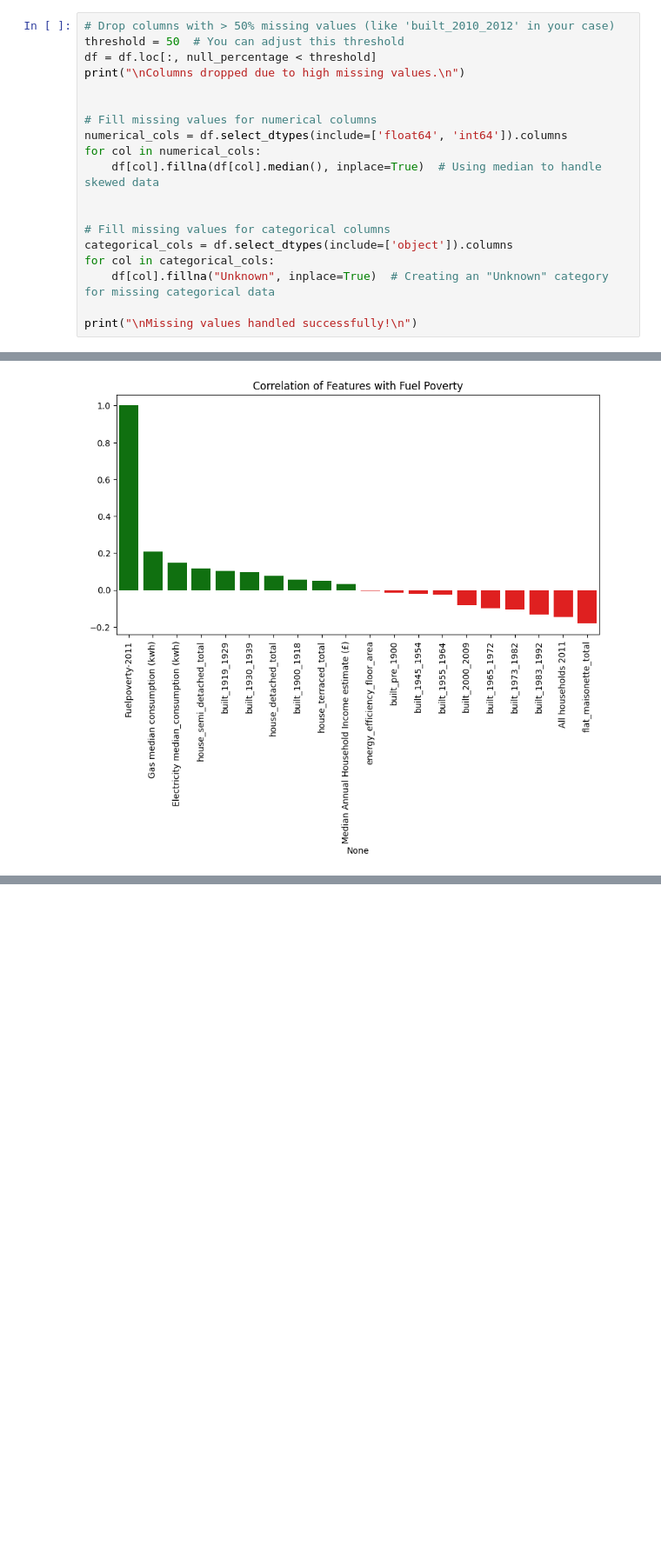
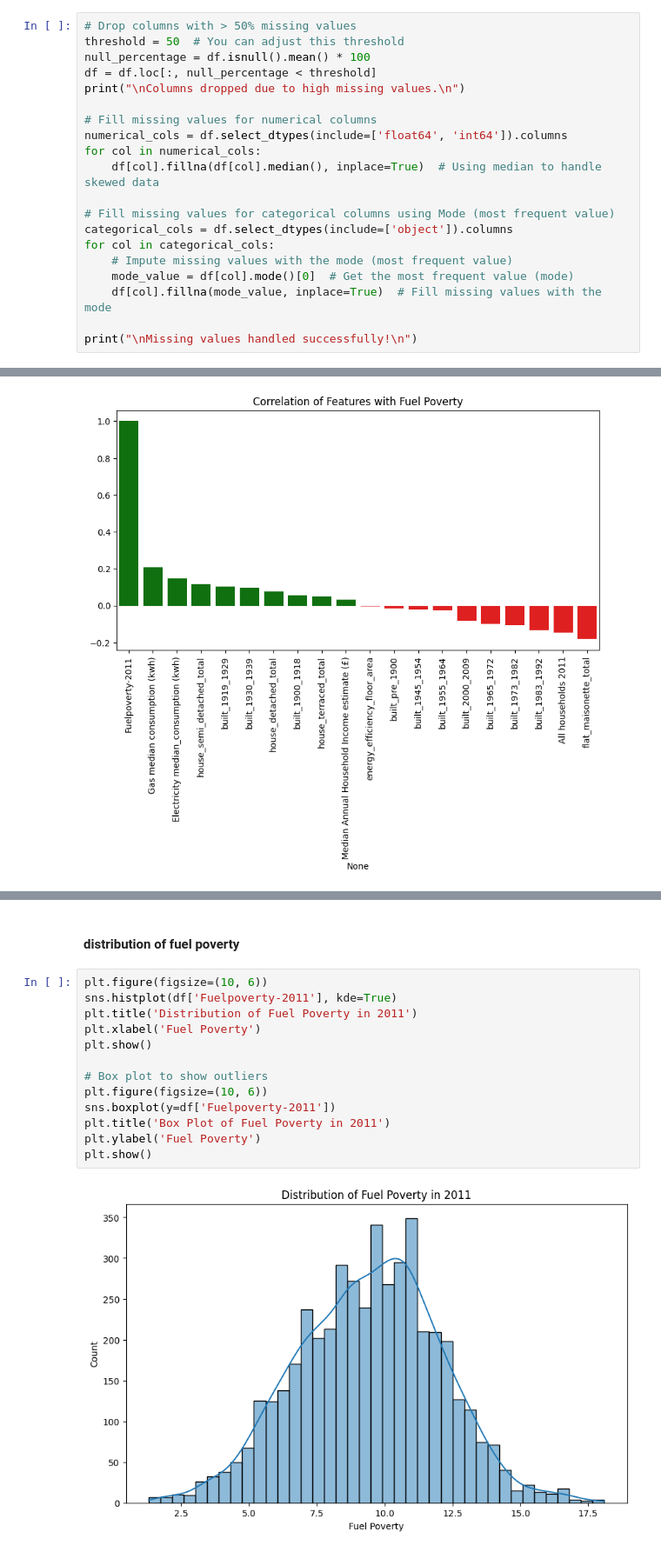
Before and after one commit to shakthi01912/Urban_sustainability_2025_Hackthon, a Jupyter notebook: Fuel poverty 2011/all_dataset.ipynb, the cells around one changed output, grey strips where cells are left out. Shown at 87% size. Drawn from its saved outputs; the diff is of its cells as text; blank space fills up the shorter version.

Commit message:
Exploratary data analysis is added

```diff
--- a/Fuel poverty 2011/all_dataset.ipynb
+++ b/Fuel poverty 2011/all_dataset.ipynb
@@ -250,22 +250,23 @@ Electricity median_consumption (kwh)            0.000000
 All households 2011                             0.000000
 dtype: float64
 # %%
-# Drop columns with > 50% missing values (like 'built_2010_2012' in your case)
+# Drop columns with > 50% missing values
 threshold = 50  # You can adjust this threshold
+null_percentage = df.isnull().mean() * 100
 df = df.loc[:, null_percentage < threshold]
 print("\nColumns dropped due to high missing values.\n")
-
 
 # Fill missing values for numerical columns
 numerical_cols = df.select_dtypes(include=['float64', 'int64']).columns
 for col in numerical_cols:
     df[col].fillna(df[col].median(), inplace=True)  # Using median to handle skewed data
 
-
-# Fill missing values for categorical columns
+# Fill missing values for categorical columns using Mode (most frequent value)
 categorical_cols = df.select_dtypes(include=['object']).columns
 for col in categorical_cols:
-    df[col].fillna("Unknown", inplace=True)  # Creating an "Unknown" category for missing categorical data
+    # Impute missing values with the mode (most frequent value)
+    mode_value = df[col].mode()[0]  # Get the most frequent value (mode)
+    df[col].fillna(mode_value, inplace=True)  # Fill missing values with the mode
 
 print("\nMissing values handled successfully!\n")
 # %% [output]
@@ -381,0 +399,17 @@ Passing `palette` without assigning `hue` is deprecated and will be removed in v
+# %% [markdown]
+#### distribution  of fuel poverty
+# %%
+plt.figure(figsize=(10, 6))
+sns.histplot(df['Fuelpoverty-2011'], kde=True)
+plt.title('Distribution of Fuel Poverty in 2011')
+plt.xlabel('Fuel Poverty')
+plt.show()
+
+# Box plot to show outliers
+plt.figure(figsize=(10, 6))
+sns.boxplot(y=df['Fuelpoverty-2011'])
+plt.title('Box Plot of Fuel Poverty in 2011')
+plt.ylabel('Fuel Poverty')
+plt.show()
+# %% [output]
+[figure, added]
```
Also changed, not shown: parts of 43 cells of this notebook, 1 other file.
